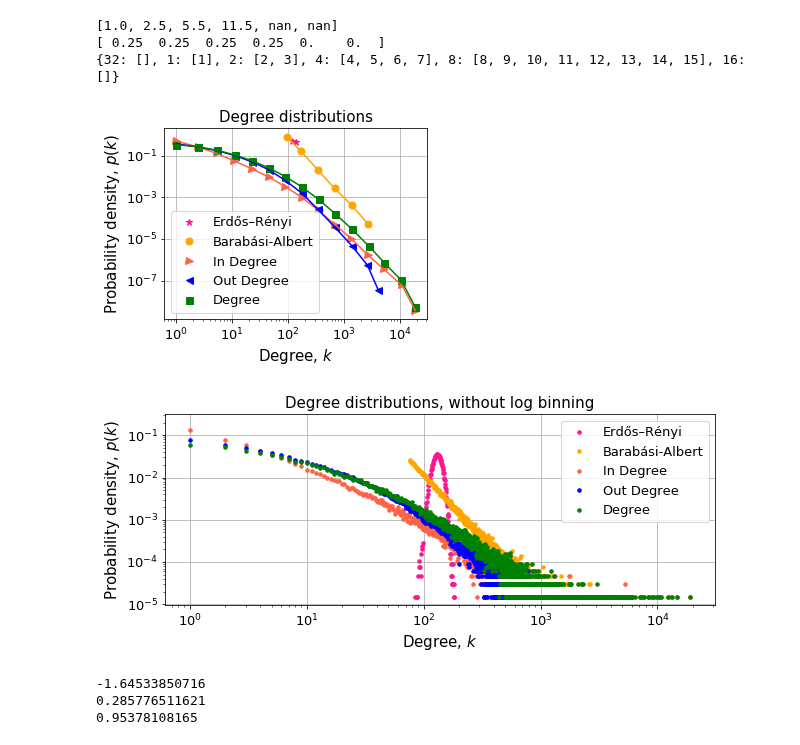
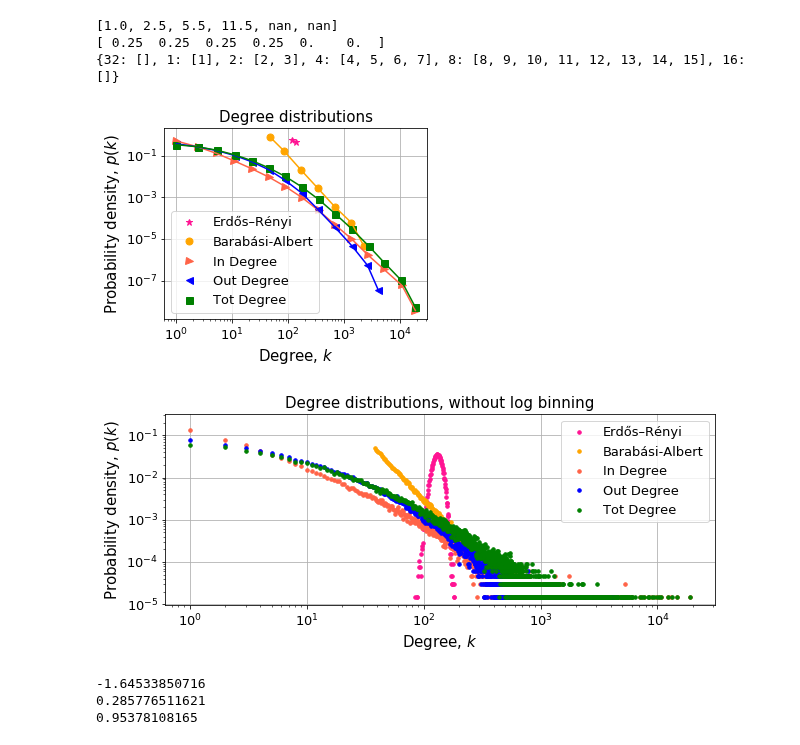
Before and after one commit to biyanisuraj/the_facebook_scandal, a Jupyter notebook: scripts/network_analysis/network_properties.ipynb, the cells around one changed output. Cells and saved outputs as stored; diff of their text form; code cells hidden in the pictures.

```diff
--- a/scripts/network_analysis/network_properties.ipynb
+++ b/scripts/network_analysis/network_properties.ipynb
@@ -32,8 +32,22 @@ g = nx.read_edgelist('../network/networks/edge_list.txt',
 # %%
 # network undirected
 g_und = g.to_undirected()
+# %%
+# generating or loading an undirected Barabasi-Albert random network
+if os.path.isfile('../network/networks/ba_edge_list.txt'):
+    g_ba = nx.read_edgelist('../network/networks/ba_edge_list.txt',
+                            create_using=nx.Graph(), nodetype=int,
+                            data=False)
+else:
+    g_ba = nx.barabasi_albert_graph( g.number_of_nodes(), int(np.mean( list(d for n, d in g.degree()) )/2) )
+    nx.write_edgelist(g_ba, '../network/networks/ba_edge_list.txt')
 # %%
-# Erdos-Renyi random network
-g_er = nx.read_edgelist('../network/networks/er_edge_list.txt',
-                                create_using=nx.DiGraph(), nodetype=int,
-                                data=False)
+# generating or loading a directed Erdos-Renyi random network
+if os.path.isfile('../network/networks/er_edge_list.txt'):
+    g_er = nx.read_edgelist('../network/networks/er_edge_list.txt',
+                            create_using=nx.DiGraph(), nodetype=int,
+                            data=False)
+else:
+    g_er = nx.erdos_renyi_graph(g.number_of_nodes(), 0.001, directed=True)
+    nx.write_edgelist(g_er, '../network/networks/er_edge_list.txt',
+                      data=False)
@@ -295,32 +257,32 @@ ba_degree_means, ba_degree_log_probs = log_binning(ba_degrees, prob = prob)
 # %%
 fig, ax = plt.subplots(figsize=FIGSIZE_ONECOL)
 MARKERSIZE= 7
 
 # random networks
 plt.plot(er_degree_means, er_degree_log_probs, '*', color='deeppink',   label=u'Erdős–Rényi', markersize = MARKERSIZE)
 plt.plot(ba_degree_means, ba_degree_log_probs, 'o', color='orange',   label=u'Barabási-Albert', markersize = MARKERSIZE)
 # real network
 plt.plot(in_degree_means, in_degree_log_probs, '>', color='tomato',   label='In Degree', markersize = MARKERSIZE)
 plt.plot(out_degree_means, out_degree_log_probs, '<', color='blue',   label='Out Degree', markersize = MARKERSIZE)
-plt.plot(degree_means, degree_log_probs, 's', color='green',   label='Degree', markersize = MARKERSIZE)
+plt.plot(degree_means, degree_log_probs, 's', color='green',   label='Tot Degree', markersize = MARKERSIZE)
 
 plt.plot(er_degree_means, er_degree_log_probs, '-', color='deeppink')
 plt.plot(ba_degree_means, ba_degree_log_probs, '-', color='orange')
 # real network
 plt.plot(in_degree_means, in_degree_log_probs, '-', color='tomato')
 plt.plot(out_degree_means, out_degree_log_probs, '-', color='blue')
 plt.plot(degree_means, degree_log_probs, '-', color='green')
 
 plt.grid()
 plt.title("Degree distributions")
 plt.xlabel("Degree, $k$")
 plt.ylabel("Probability density, $p(k)$")
 plt.loglog()
 plt.legend()
 plt.tight_layout()
 plt.savefig("imgs/degree_distributions.pdf")
 # %% [output]
-[figure, old version]
+[figure, new version]
 # %%
 fig, ax = plt.subplots(figsize=FIGSIZE_TWOCOL)
 MARKERSIZE= 7
@@ -331,7 +293,7 @@ plt.plot(ba_degree, ba_degree_probs, '.', color='orange',   label=u'Barabási-Al
 # real network
 plt.plot(degree_in, in_degree_probs, '.', color='tomato',   label='In Degree', markersize = MARKERSIZE)
 plt.plot(degree_out, out_degree_probs, '.', color='blue',   label='Out Degree', markersize = MARKERSIZE)
-plt.plot(degree, degree_probs, '.', color='green',   label='Degree', markersize = MARKERSIZE)
+plt.plot(degree, degree_probs, '.', color='green',   label='Tot Degree', markersize = MARKERSIZE)
 
 plt.grid()
 plt.title("Degree distributions, without log binning")
@@ -342,7 +304,7 @@ plt.legend()
 plt.tight_layout()
 plt.savefig("imgs/degree_distributions_nobinlog.pdf")
 # %% [output]
-[figure, old version]
+[figure, new version]
 # %%
 # regression testing
 begin = 30
```
Also changed, not shown: parts of 27 cells of this notebook, 20 other files.
